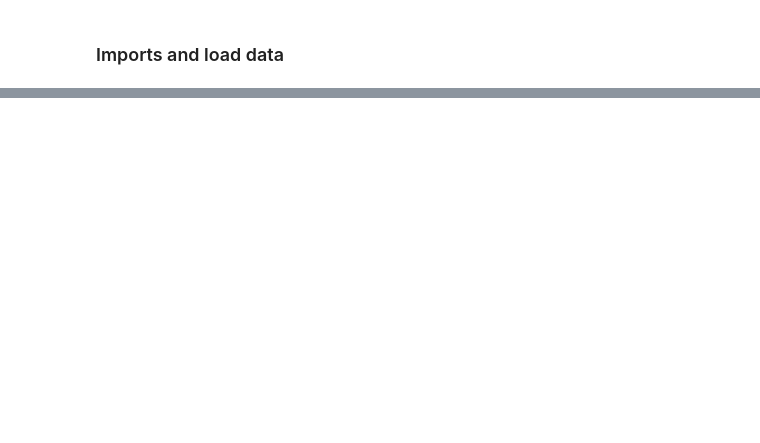
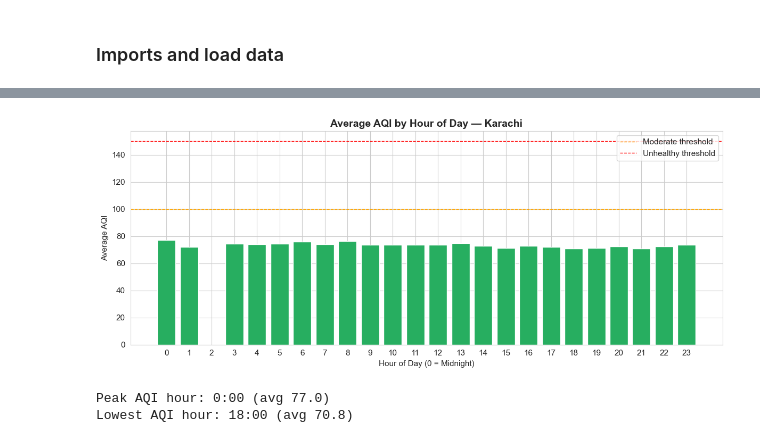
Before and after one commit to murtaza-23/AQI-Predictor, a Jupyter notebook: notebooks/EDA.ipynb, the cells around one changed output, grey strips where cells are left out. Cells and saved outputs as stored; diff of their text form; code cells hidden in the pictures; blank space fills up the shorter version.

```diff
--- a/notebooks/EDA.ipynb
+++ b/notebooks/EDA.ipynb
@@ -73,0 +160,26 @@ Name: timestamp, dtype: object
+# %%
+hourly_avg = df.groupby("hour")["aqi"].mean().reset_index()
+
+fig, ax = plt.subplots(figsize=(12, 5))
+bars = ax.bar(hourly_avg["hour"], hourly_avg["aqi"],
+              color=["#e74c3c" if v > 150 else "#f39c12" if v > 100
+                     else "#27ae60" for v in hourly_avg["aqi"]])
+ax.set_title("Average AQI by Hour of Day — Karachi", fontsize=14, fontweight="bold")
+ax.set_xlabel("Hour of Day (0 = Midnight)")
+ax.set_ylabel("Average AQI")
+ax.set_xticks(range(24))
+ax.axhline(100, color="orange", linestyle="--", linewidth=1, label="Moderate threshold")
+ax.axhline(150, color="red", linestyle="--", linewidth=1, label="Unhealthy threshold")
+ax.legend()
+plt.tight_layout()
+plt.savefig("../notebooks/plots/aqi_by_hour.png", dpi=150)
+plt.show()
+
+peak_hour = hourly_avg.loc[hourly_avg["aqi"].idxmax(), "hour"]
+low_hour  = hourly_avg.loc[hourly_avg["aqi"].idxmin(), "hour"]
+print(f"Peak AQI hour: {peak_hour}:00 (avg {hourly_avg['aqi'].max():.1f})")
+print(f"Lowest AQI hour: {low_hour}:00 (avg {hourly_avg['aqi'].min():.1f})")
+# %% [output]
+[figure, added]
+Peak AQI hour: 0:00 (avg 77.0)
+Lowest AQI hour: 18:00 (avg 70.8)
```
Also changed, not shown: parts of 9 cells of this notebook, 7 other files.
